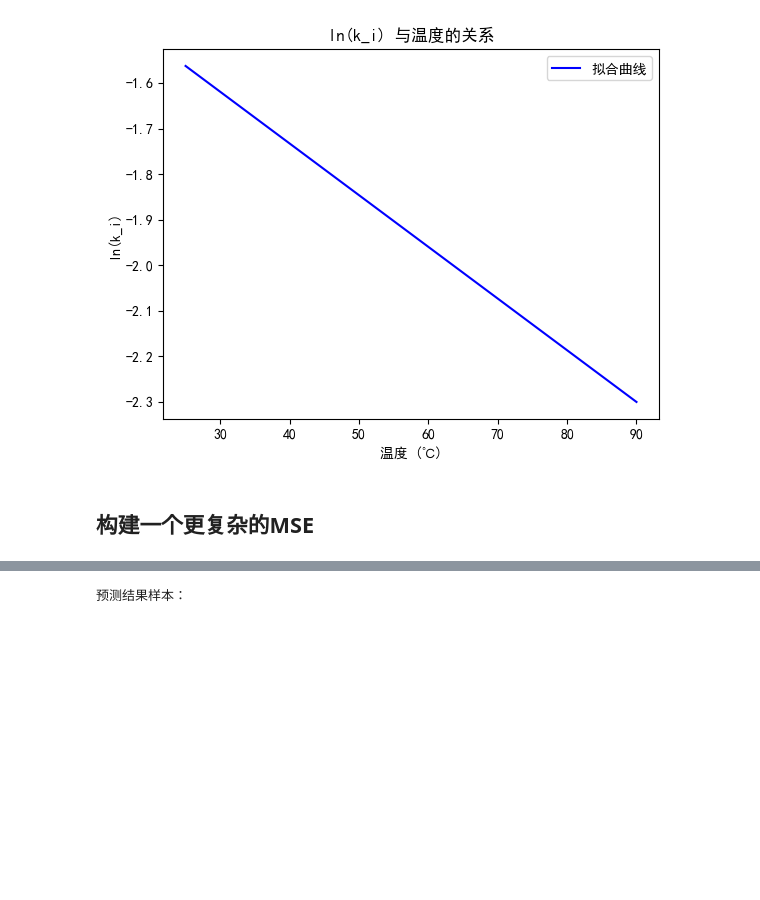
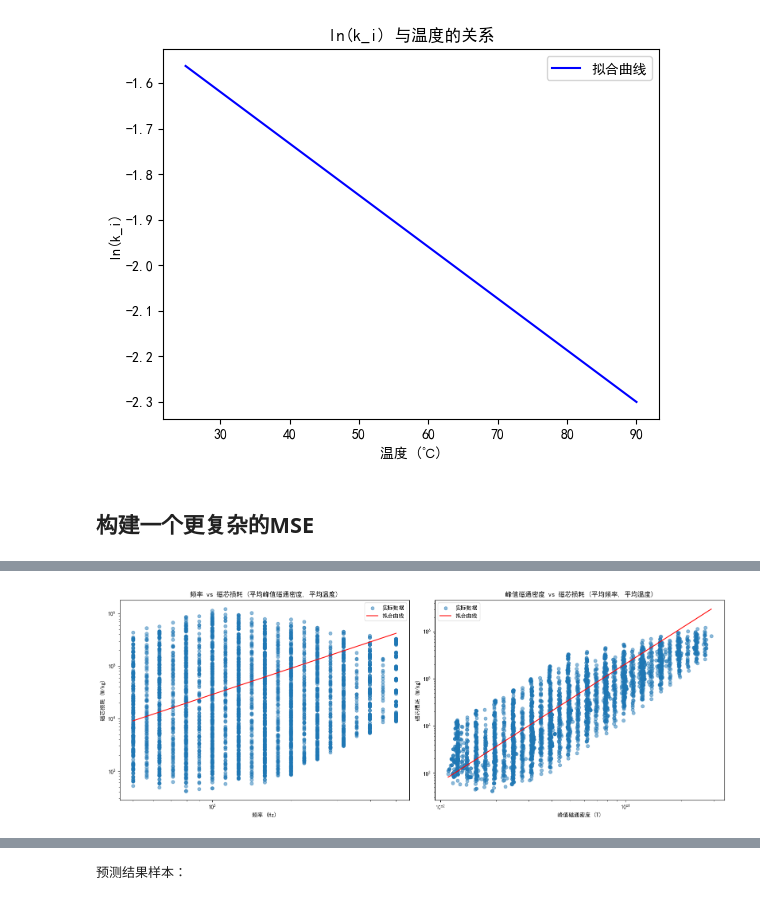
Before and after one commit to hhuzzz/-C-, a Jupyter notebook: Q2/Q2_2.ipynb, the cells around one changed output, grey strips where cells are left out. Cells and saved outputs as stored; diff of their text form; code cells hidden in the pictures; blank space fills up the shorter version.

```diff
--- a/Q2/Q2_2.ipynb
+++ b/Q2/Q2_2.ipynb
@@ -383,3 +356,97 @@ a_0 = 1.1309
 b = 0.0094
 b_0 = 2.3931
 c = 0.0020
+# %%
+import matplotlib.pyplot as plt
+from mpl_toolkits.mplot3d import Axes3D
+import numpy as np
+
+# 假设 data1, ln_P, ln_f, ln_Bm, popt 已经定义好了
+
+def plot_3d_scatter_and_surface():
+    fig = plt.figure(figsize=(12, 8))
+    ax = fig.add_subplot(111, projection='3d')
+
+    # 散点图
+    scatter = ax.scatter(data1['频率'], data1['峰值磁通密度'], data1['磁芯损耗'],
+                         c=np.log(data1['磁芯损耗']), cmap='viridis')
+
+    # 拟合曲面
+    f_range = np.logspace(np.log10(data1['频率'].min()), np.log10(data1['频率'].max()), 50)
+    Bm_range = np.logspace(np.log10(data1['峰值磁通密度'].min()), np.log10(data1['峰值磁通密度'].max()), 50)
+    T_range = np.linspace(data1['温度'].min(), data1['温度'].max(), 50)  # 定义温度范围
+    F, BM, T = np.meshgrid(f_range, Bm_range, T_range)
+    P_fit = np.exp(linear_model(np.vstack((np.log(F.ravel()), np.log(BM.ravel()), T.ravel())), *popt)).reshape(F.shape)
+
+    surface = ax.plot_surface(F, BM, P_fit, cmap='viridis', alpha=0.5)
+
+    ax.set_xlabel('频率 (Hz)')
+    ax.set_ylabel('峰值磁通密度 (T)')
+    ax.set_zlabel('磁芯损耗 (W/kg)')
+    ax.set_xscale('log')
+    ax.set_yscale('log')
+    ax.set_zscale('log')
+    ax.set_title('磁芯损耗：实际数据 vs 拟合模型')
+
+    plt.colorbar(scatter, label='ln(磁芯损耗)')
+    plt.tight_layout()
+    plt.show()
+
+def plot_2d_comparisons():
+    fig, (ax1, ax2) = plt.subplots(1, 2, figsize=(16, 6))
+
+    # 频率 vs 磁芯损耗
+    ax1.scatter(data1['频率'], data1['磁芯损耗'], alpha=0.5, label='实际数据')
+    f_range = np.logspace(np.log10(data1['频率'].min()), np.log10(data1['频率'].max()), 100)
+    Bm_mean = data1['峰值磁通密度'].mean()
+    T_mean = data1['温度'].mean()  # 添加温度的平均值
+
+    # 拟合曲线（平均峰值磁通密度和平均温度）
+    P_fit = np.exp(linear_model(np.vstack((np.log(f_range), np.log(np.full_like(f_range, Bm_mean)), np.full_like(f_range, T_mean))), *popt))
+    ax1.plot(f_range, P_fit, 'r-', label='拟合曲线')
+    ax1.set_xscale('log')
+    ax1.set_yscale('log')
+    ax1.set_xlabel('频率 (Hz)')
+    ax1.set_ylabel('磁芯损耗 (W/kg)')
+    ax1.set_title('频率 vs 磁芯损耗 (平均峰值磁通密度, 平均温度)')
+    ax1.legend()
+
+    # 峰值磁通密度 vs 磁芯损耗
+    ax2.scatter(data1['峰值磁通密度'], data1['磁芯损耗'], alpha=0.5, label='实际数据')
+    Bm_range = np.logspace(np.log10(data1['峰值磁通密度'].min()), np.log10(data1['峰值磁通密度'].max()), 100)
+    f_mean = data1['频率'].mean()
+
+    # 拟合曲线（平均频率和平均温度）
+    P_fit = np.exp(linear_model(np.vstack((np.log(np.full_like(Bm_range, f_mean)), np.log(Bm_range), np.full_like(Bm_range, T_mean))), *popt))
+    ax2.plot(Bm_range, P_fit, 'r-', label='拟合曲线')
+    ax2.set_xscale('log')
+    ax2.set_yscale('log')
+    ax2.set_xlabel('峰值磁通密度 (T)')
+    ax2.set_ylabel('磁芯损耗 (W/kg)')
+    ax2.set_title('峰值磁通密度 vs 磁芯损耗 (平均频率, 平均温度)')
+    ax2.legend()
+
+    plt.tight_layout()
+    plt.show()
+
+
+def plot_residuals():
+    T_mean = data1['温度'].mean()  # 使用平均温度进行预测
+    P_predicted = np.exp(linear_model(np.vstack((ln_f, ln_Bm, np.full_like(ln_f, T_mean))), *popt))
+    residuals = data1['磁芯损耗'] - P_predicted
+
+    plt.figure(figsize=(10, 6))
+    plt.scatter(P_predicted, residuals)
+    plt.axhline(y=0, color='r', linestyle='--')
+    plt.xlabel('预测的磁芯损耗 (W/kg)')
+    plt.ylabel('残差 (实际值 - 预测值)')
+    plt.title('残差图')
+    plt.tight_layout()
+    plt.show()
+
+
+# 调用函数来生成图表
+# plot_3d_scatter_and_surface()
+plot_2d_comparisons()
+plot_residuals()
+# %% [output]
@@ -385,0 +461 @@ c = 0.0020
+[figure, added]
```
Also changed, not shown: parts of 11 cells of this notebook, 1 other file.
